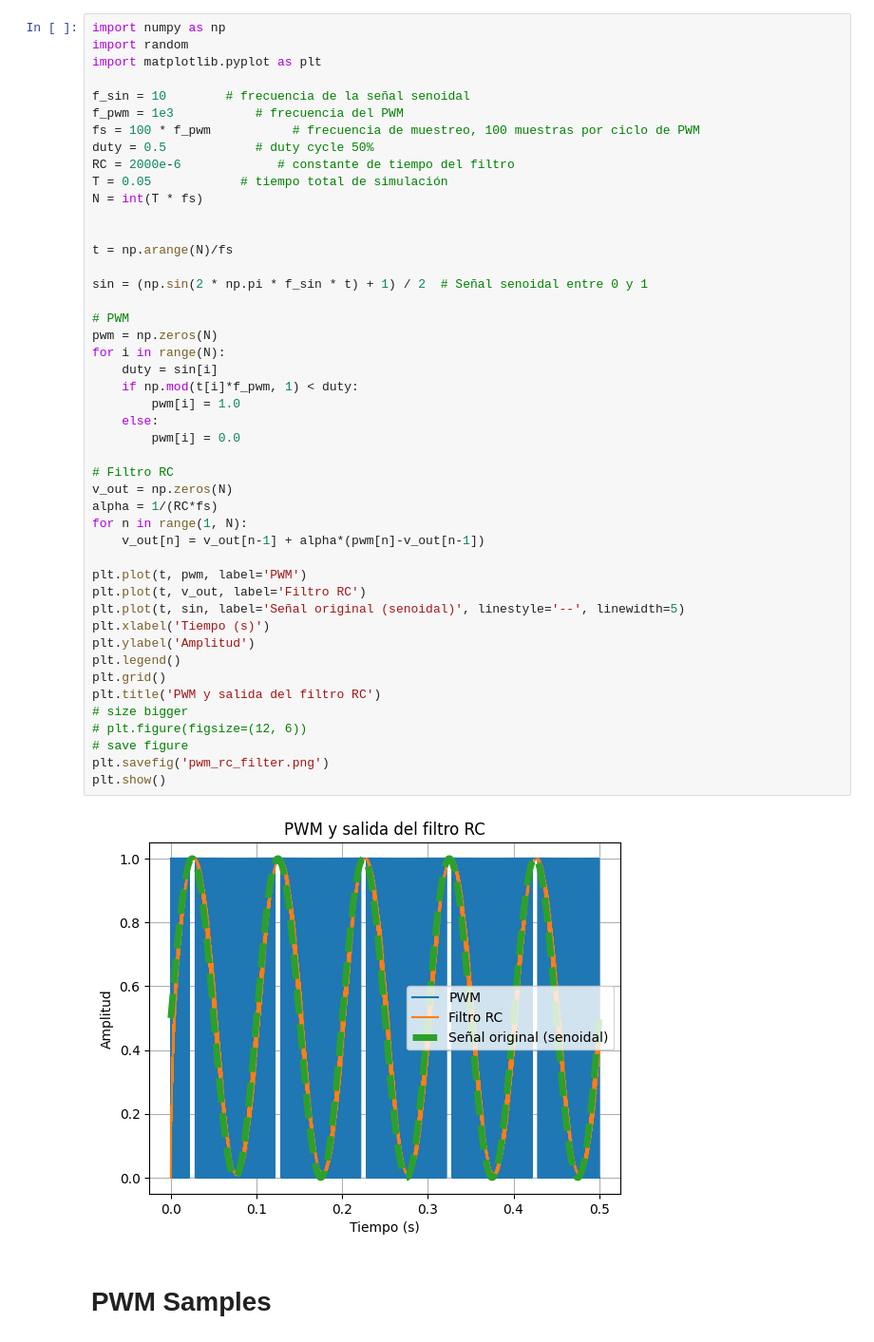
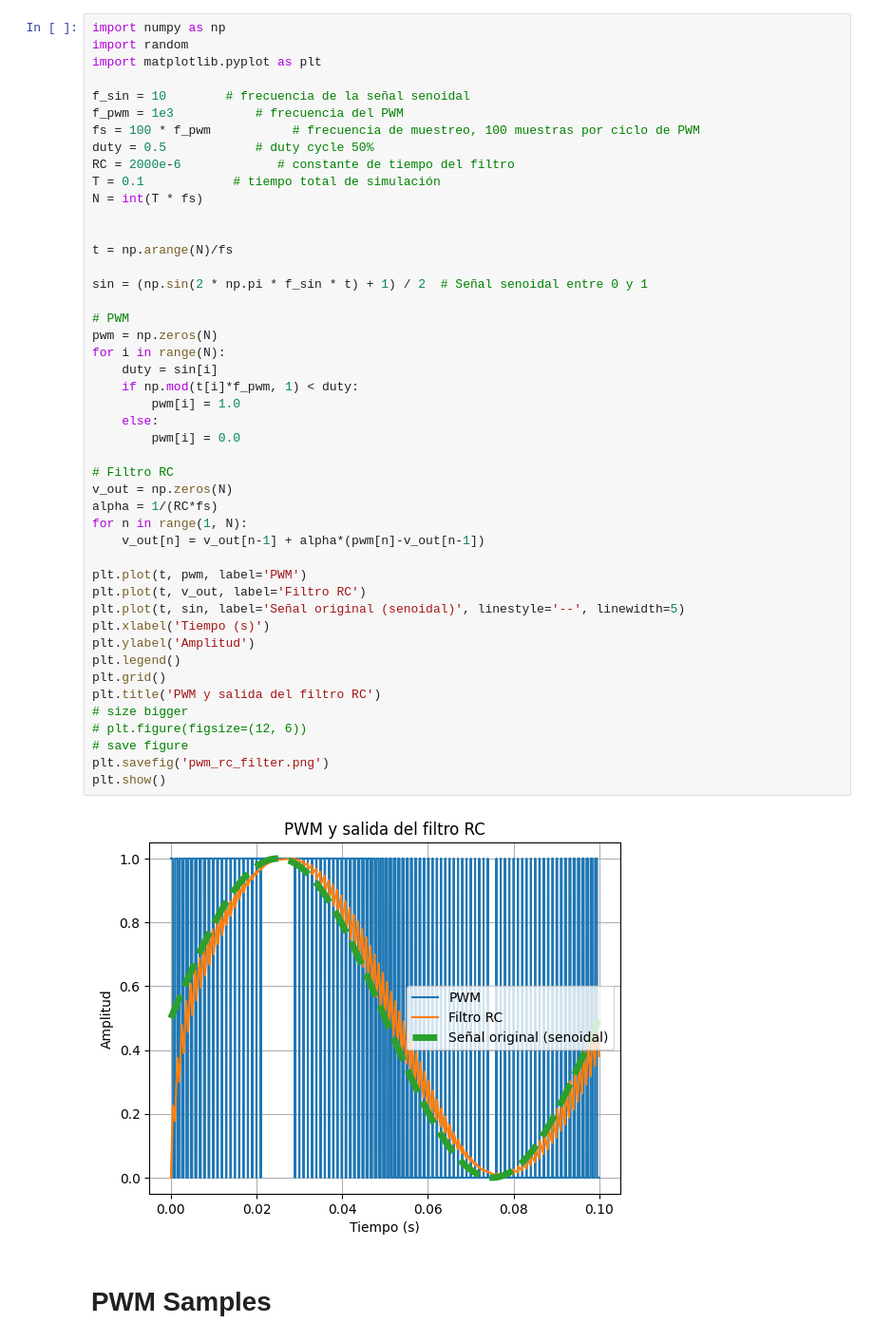
Before and after one commit to Nahueldb/fpga-examples, a Jupyter notebook: PWM/lut.ipynb, the cells around one changed output. Shown: that part at 95% size. Saved outputs shown, nothing was run; the diff lists cells and outputs as text.

```diff
--- a/PWM/lut.ipynb
+++ b/PWM/lut.ipynb
@@ -26,7 +26,7 @@ f_pwm = 1e3           # frecuencia del PWM
 fs = 100 * f_pwm           # frecuencia de muestreo, 100 muestras por ciclo de PWM
 duty = 0.5            # duty cycle 50%
 RC = 2000e-6             # constante de tiempo del filtro
-T = 0.05            # tiempo total de simulación
+T = 0.1            # tiempo total de simulación
 N = int(T * fs)
 
 
@@ -36,34 +36,34 @@ sin = (np.sin(2 * np.pi * f_sin * t) + 1) / 2  # Señal senoidal entre 0 y 1
 
 # PWM
 pwm = np.zeros(N)
 for i in range(N):
     duty = sin[i]
     if np.mod(t[i]*f_pwm, 1) < duty:
         pwm[i] = 1.0
     else:
         pwm[i] = 0.0
 
 # Filtro RC
 v_out = np.zeros(N)
 alpha = 1/(RC*fs)
 for n in range(1, N):
     v_out[n] = v_out[n-1] + alpha*(pwm[n]-v_out[n-1])
 
 plt.plot(t, pwm, label='PWM')
 plt.plot(t, v_out, label='Filtro RC')
 plt.plot(t, sin, label='Señal original (senoidal)', linestyle='--', linewidth=5)
 plt.xlabel('Tiempo (s)')
 plt.ylabel('Amplitud')
 plt.legend()
 plt.grid()
 plt.title('PWM y salida del filtro RC')
 # size bigger
 # plt.figure(figsize=(12, 6))
 # save figure
 plt.savefig('pwm_rc_filter.png')
 plt.show()
 # %% [output]
-[figure, old version]
+[figure, new version]
 # %% [markdown]
 # PWM Samples
 # %%
```
Also changed, not shown: parts of 4 cells of this notebook, 15 other files.
